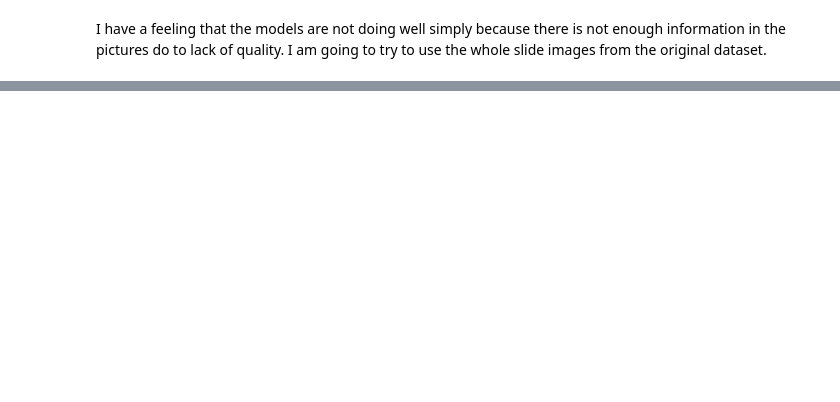
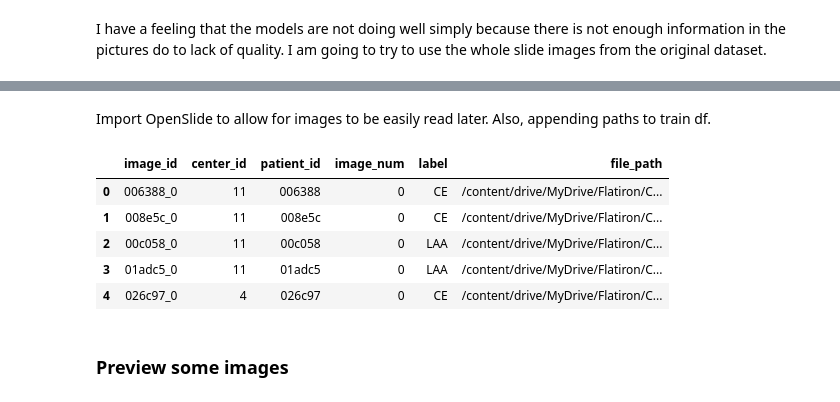
Before and after one commit to samoliver3/capstone-STRIP-AI, a Jupyter notebook: STRIP.ipynb, the cells around one changed output, grey strips where cells are left out. Saved outputs shown, nothing was run; the diff lists cells and outputs as text; code cells hidden in the pictures; blank space fills up the shorter version.

```diff
--- a/STRIP.ipynb
+++ b/STRIP.ipynb
@@ -1071,0 +1104,19 @@ I have a feeling that the models are not doing well simply because there is not
+# %% [markdown]
+Import OpenSlide to allow for images to be easily read later. Also, appending paths to train df.
+# %%
+from openslide import OpenSlide
+
+# going to create train dataframe with the wholeslide image paths
+train_df["file_path"] = train_df["image_id"].apply(
+    lambda x: "/content/drive/MyDrive/Flatiron/Capstone/train/" + x + ".tif")
+# %%
+train_df.head()
+# %% [output]
+|  | image_id | center_id | patient_id | image_num | label | file_path |
+| 0 | 006388_0 | 11 | 006388 | 0 | CE | /content/drive/MyDrive/Flatiron/C... |
+| 1 | 008e5c_0 | 11 | 008e5c | 0 | CE | /content/drive/MyDrive/Flatiron/C... |
+| 2 | 00c058_0 | 11 | 00c058 | 0 | LAA | /content/drive/MyDrive/Flatiron/C... |
+| 3 | 01adc5_0 | 11 | 01adc5 | 0 | LAA | /content/drive/MyDrive/Flatiron/C... |
+| 4 | 026c97_0 | 4 | 026c97 | 0 | CE | /content/drive/MyDrive/Flatiron/C... |
+# %% [markdown]
+### Preview some images
```
Also changed, not shown: parts of 24 cells of this notebook.
